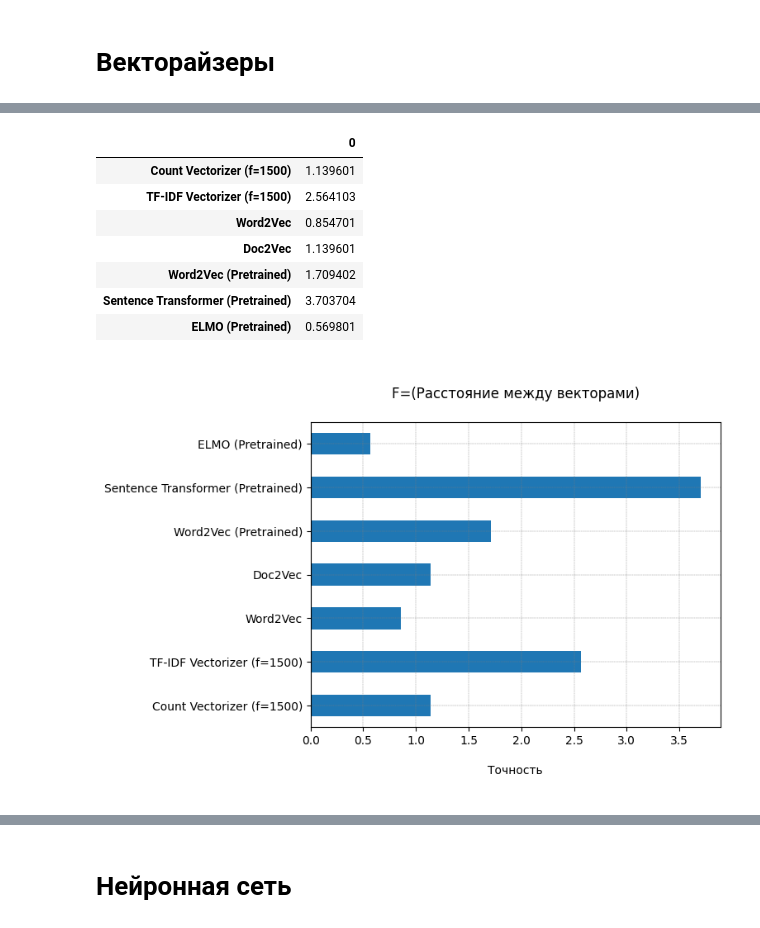
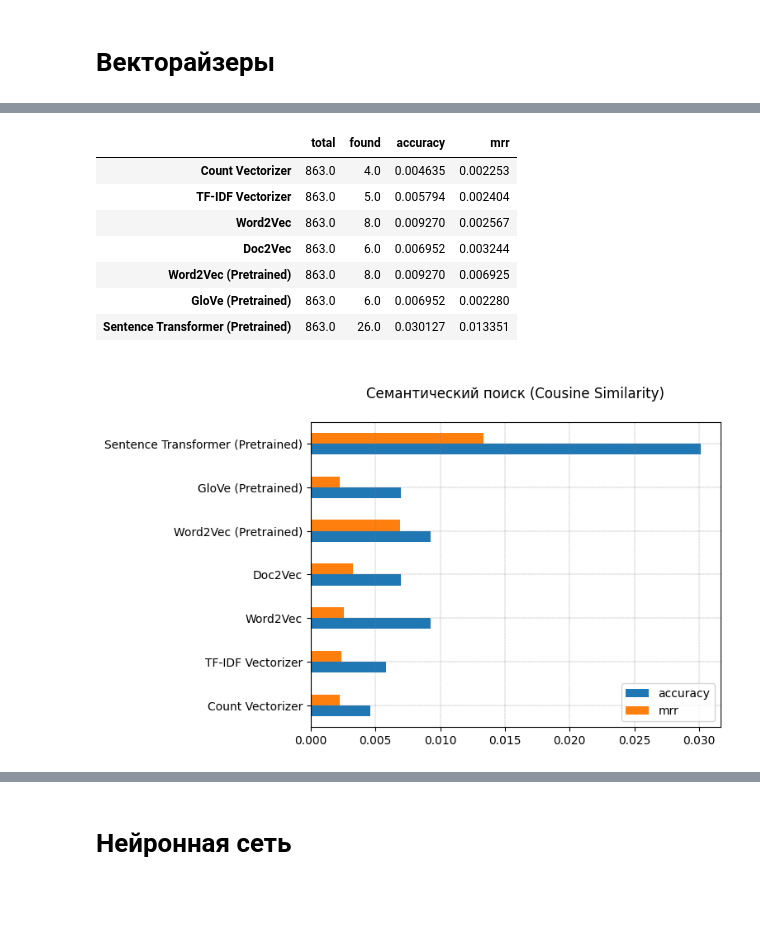
Before and after one commit to nastiknastik/sem-search-for-books, a Jupyter notebook: model.ipynb, the cells around one changed output, grey strips where cells are left out. Cells and saved outputs as stored; diff of their text form; code cells hidden in the pictures; blank space fills up the shorter version.

```diff
--- a/model.ipynb
+++ b/model.ipynb
@@ -126,5 +121,5 @@ Your kernel may have been built without NUMA support.
 # %%
-df_books = pd.read_json("data/books.json", lines=True)[:100000]
+df_books = pd.read_json("data/books.json", lines=True)
 df_queries = pd.read_json("data/queries.json", lines=True)
 display(df_books)
 display(df_queries)
@@ -343,7 +367,8 @@ pd.set_option('display.max_colwidth', 50)
 # %%
 TOP_K = 10
 # %%
-def simple_vector_comp(description_vector, query_vector):
+# https://en.wikipedia.org/wiki/Cosine_similarity
+def cos_sim(description_vector, query_vector):
     return ((description_vector @ query_vector) / (norm(description_vector) * norm(query_vector)))
 # %%
 # ПРИМЕР РАБОТЫ
@@ -441,30 +578,31 @@ def runElmoVectorizer(descriptions: np.array, queries: np.array) -> tuple[str, n
 # %%
-# Simple Vector Compare
-df_simple_vector_compare = {}
-for vectorizer in [runCountVectorizer, runTfidfVectorizer, runWord2VecVectorizer, runDoc2VecVectorizer, runWord2VecPretrainedVectorizer, runSentenceTransformerVectorizer, runElmoVectorizer]:
+for vectorizer in [runElmoVectorizer]:
     name, descriptions_vectors, queries_vectors = vectorizer(df_books['clean_description'].values, df_queries['clean_query'].values)
 
     found = 0
-    results = []
+    mrr = 0
+    predicted_ids = []
     print(f"{name}:")
     print(f"  shapes: {descriptions_vectors.shape} x {queries_vectors.shape}")
 
     with tqdm(total=(descriptions_vectors.shape[0]*queries_vectors.shape[0])) as pbar:
-        for query_book_id, query_vector in zip(df_queries['book_id'], queries_vectors):
-            results.clear()
-            for description_book_id, description_vector in zip(df_books['book_id'], descriptions_vectors):
-                predict = simple_vector_comp(description_vector, query_vector)
-                if predict > 0.1: results.append((predict, description_book_id))
+        for true_id, query_vector in zip(df_queries['book_id'], queries_vectors):
+            predicted_ids.clear()
+            for predicted_id, description_vector in zip(df_books['book_id'], descriptions_vectors):
+                predicted_value = cos_sim(description_vector, query_vector)
+                predicted_ids.append((predicted_value, predicted_id))
                 pbar.update(1)
-            results.sort(reverse=True)
-            results = results[:TOP_K]
+            predicted_ids.sort(key=lambda x: x[0], reverse=True)
+            predicted_ids = predicted_ids[:TOP_K]
+            predicted_ids = [x[1] for x in predicted_ids]
 
-            if query_book_id in [item[1] for item in results]:
+            if true_id in predicted_ids:
                 found += 1
+                mrr += 1 / (predicted_ids.index(true_id) + 1)
 
+    mrr = mrr / len(queries_vectors)
+    acc = found / len(queries_vectors)
 
-        print(f"  found: {found}\n  total: {len(queries_vectors)}\n  acc: {found/len(queries_vectors)}\n")
-        df_simple_vector_compare[name] = found / len(queries_vectors) * 100
-
-df_simple_vector_compare = pd.DataFrame(df_simple_vector_compare).transpose()
+    print(f"  acc: {acc}\n  mrr: {mrr}\n")
+    df_vectorizer_compare.loc[name] = [len(queries_vectors), found, acc, mrr]
 # %% [output]
@@ -537,16 +622,16 @@ Sentence Transformer (Pretrained):
+# %%
+df_vectorizer_compare
+# %% [output]
+|  | total | found | accuracy | mrr |
+| Count Vectorizer | 863.0 | 4.0 | 0.004635 | 0.002253 |
+| TF-IDF Vectorizer | 863.0 | 5.0 | 0.005794 | 0.002404 |
+| Word2Vec | 863.0 | 8.0 | 0.009270 | 0.002567 |
+| Doc2Vec | 863.0 | 6.0 | 0.006952 | 0.003244 |
+| Word2Vec (Pretrained) | 863.0 | 8.0 | 0.009270 | 0.006925 |
+| GloVe (Pretrained) | 863.0 | 6.0 | 0.006952 | 0.002280 |
+| Sentence Transformer (Pretrained) | 863.0 | 26.0 | 0.030127 | 0.013351 |
 # %%
-df_compare.plot.barh(title=f"\nF=(Расстояние между векторами)\n")
-display(df_compare)
+df_vectorizer_compare[['accuracy', 'mrr']].plot.barh(title="\nСемантический поиск (Cousine Similarity)\n")
 plt.grid(True, color = "grey", linewidth = "0.3", linestyle = "--")
-plt.xlabel(f'\nТочность\n')
-plt.legend().remove()
 # %% [output]
-|  | 0 |
-| Count Vectorizer (f=1500) | 1.139601 |
-| TF-IDF Vectorizer (f=1500) | 2.564103 |
-| Word2Vec | 0.854701 |
-| Doc2Vec | 1.139601 |
-| Word2Vec (Pretrained) | 1.709402 |
-| Sentence Transformer (Pretrained) | 3.703704 |
-| ELMO (Pretrained) | 0.569801 |
-[figure, old version]
+[figure, new version]
```
Also changed, not shown: parts of 34 cells of this notebook.
